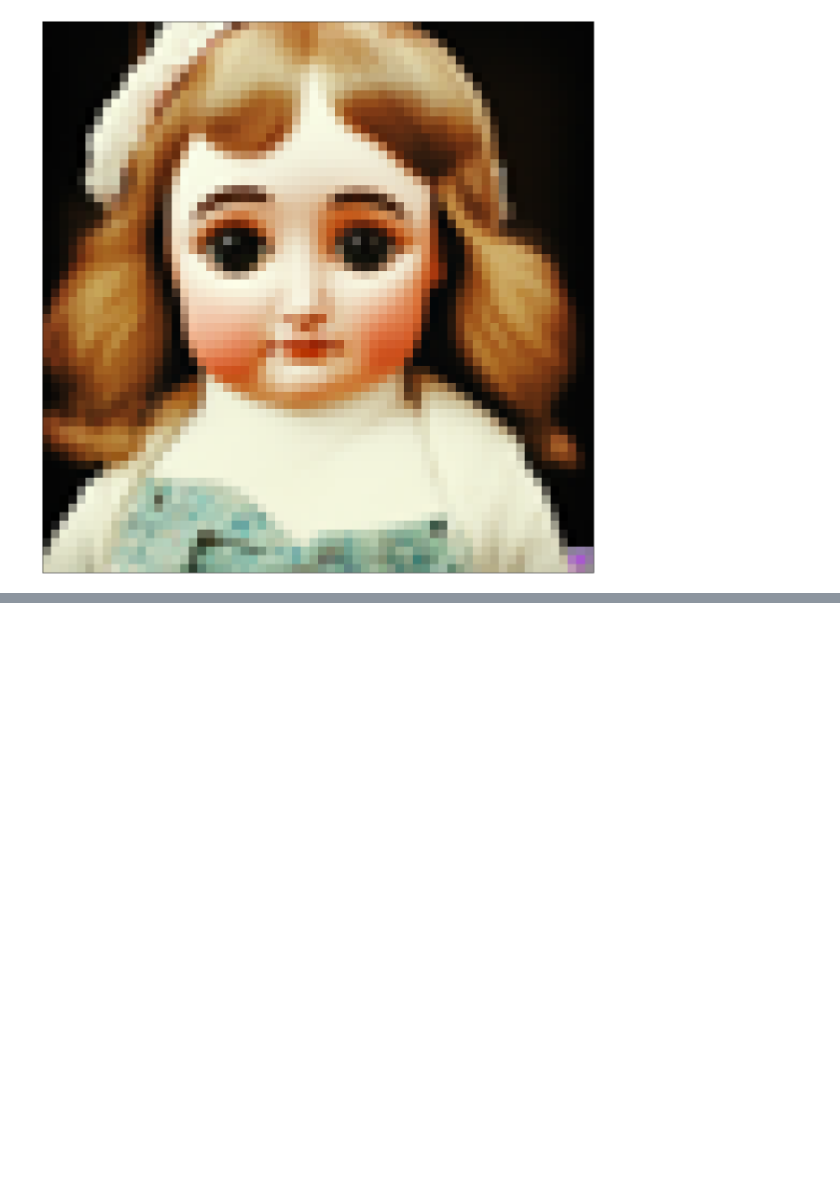
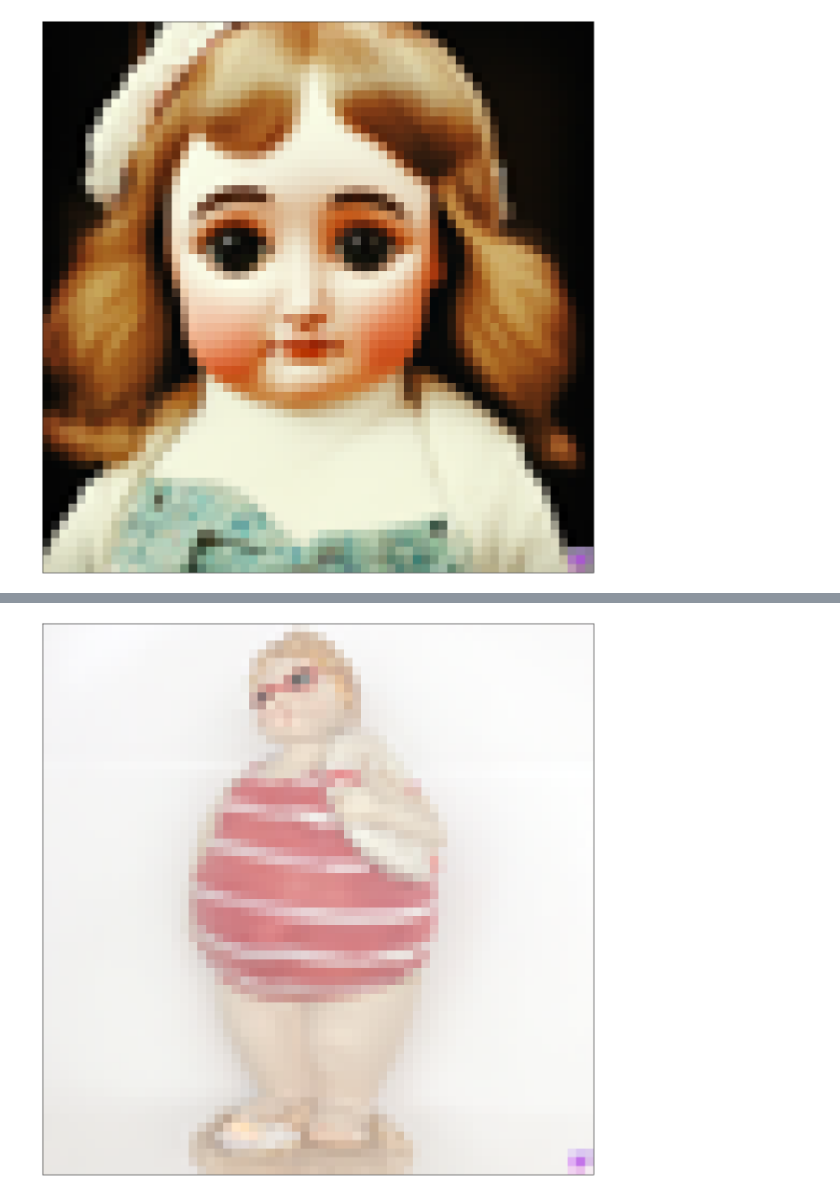
Before and after one commit to JasperGuo/IF, a Jupyter notebook: deepfloyd_if/finetune/dreambooth.ipynb, the cells around one changed output, grey strips where cells are left out. Saved outputs shown, nothing was run; the diff lists cells and outputs as text; code cells hidden in the pictures; blank space fills up the shorter version.

```diff
--- a/deepfloyd_if/finetune/dreambooth.ipynb
+++ b/deepfloyd_if/finetune/dreambooth.ipynb
@@ -13,6 +13,7 @@ FORCE_MEM_EFFICIENT_ATTN= 0 @UNET:QKVATTENTION
 DEVICE = "cuda:0"
 # %%
 t5 = T5Embedder(device="cpu", torch_dtype=torch.float32, use_offload_folder=None)
+t5.text_preprocessing = lambda x: x
 # %%
 if_I = IFStageI('IF-I-XL-v1.0', device=DEVICE, model_kwargs={"precision": 32})
 if_I.model.to(dtype=if_I.model.dtype)
@@ -64,5 +67,7 @@ basic_test(t5, if_I, None, "a doll")
 # %%
-basic_test(t5, if_I, None, "a photo of a [V*] doll")
+basic_test(t5, if_I, None, "a photo of a [V*] doll, white background")
+# %% [output]
+[figure, added]
 # %%
 if_II = IFStageII('IF-II-L-v1.0', device=DEVICE, model_kwargs={"precision": 32})
 if_II.model.to(dtype=if_II.model.dtype)
```
Also changed, not shown: parts of 5 cells of this notebook, 2 other files.
